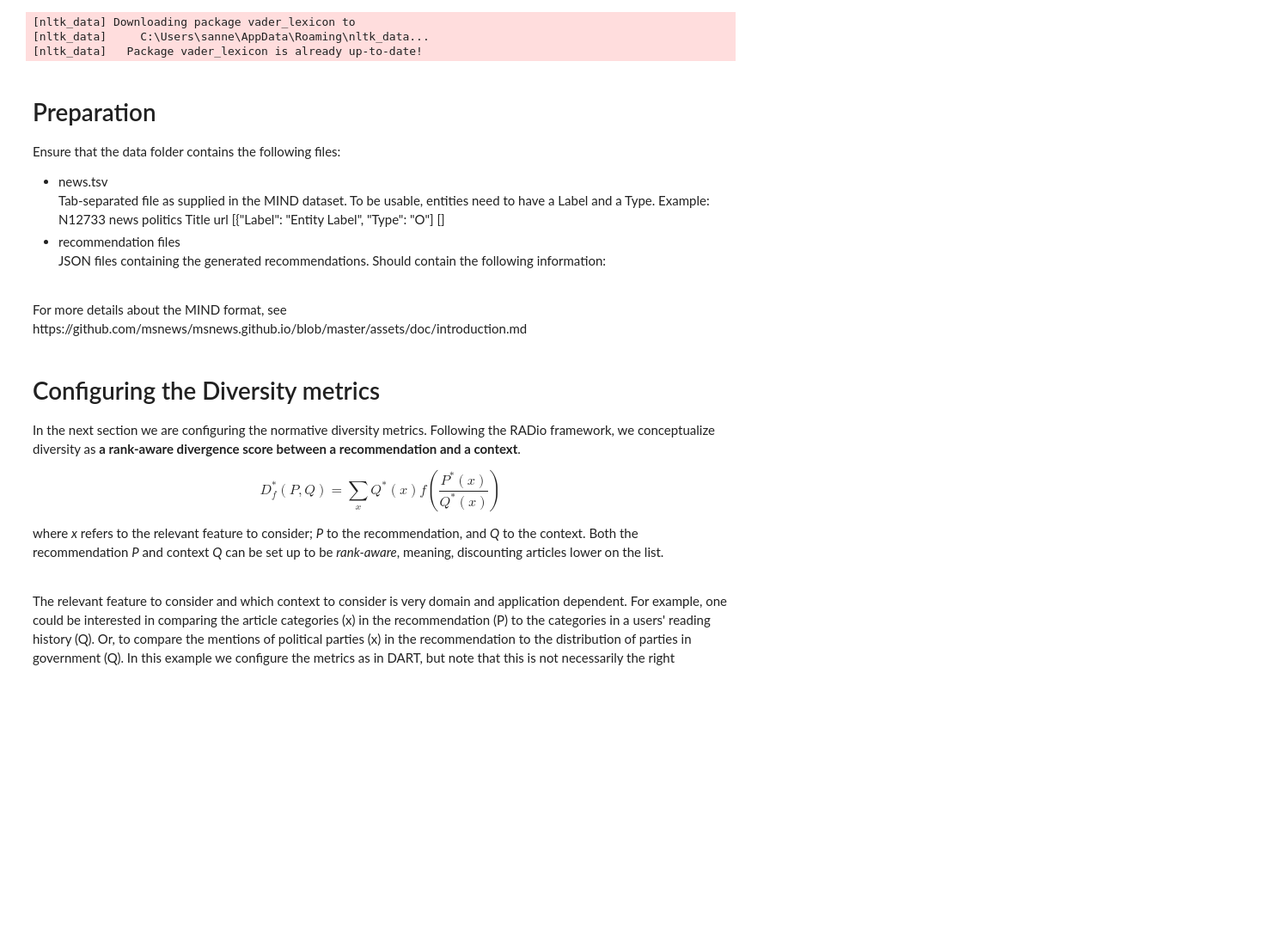
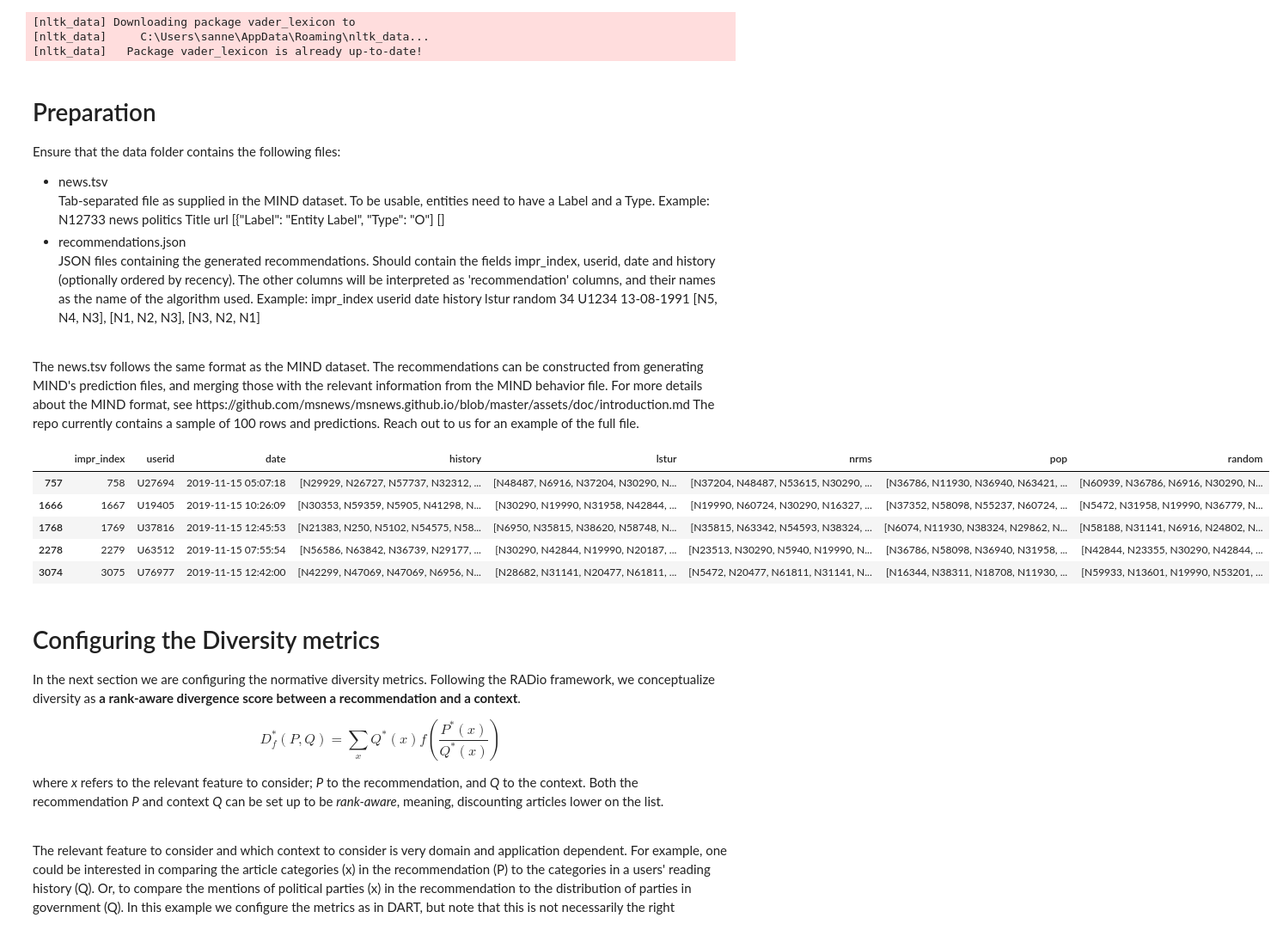
Before and after one commit to svrijenhoek/RADio-, a Jupyter notebook: diversity.ipynb, the cells around one changed output. Shown at 86% size. Drawn from its saved outputs; the diff is of its cells as text; code cells hidden in the pictures; blank space fills up the shorter version.

Commit message:
documentation and recommendations sample

```diff
--- a/diversity.ipynb
+++ b/diversity.ipynb
@@ -16,13 +16,15 @@ Ensure that the data folder contains the following files:
 - news.tsv <br>
     Tab-separated file as supplied in the MIND dataset. To be usable, entities need to have a Label and a Type. Example: <br>
     N12733	news	politics	Title		url	[{"Label": "Entity Label", "Type": "O"]	[] <br>
-- recommendation files <br>
-    JSON files containing the generated recommendations. Should contain the following information:
+- recommendations.json  <br>
+    JSON files containing the generated recommendations. Should contain the fields impr_index, userid, date and history (optionally ordered by recency). The other columns will be interpreted as 'recommendation' columns, and their names as the name of the algorithm used. Example:
+     impr_index userid  date        history         lstur           random
+     34         U1234   13-08-1991  [N5, N4, N3],   [N1, N2, N3],   [N3, N2, N1]
 <br>
-For more details about the MIND format, see https://github.com/msnews/msnews.github.io/blob/master/assets/doc/introduction.md
+The news.tsv follows the same format as the MIND dataset. The recommendations can be constructed from generating MIND's prediction files, and merging those with the relevant information from the MIND behavior file. For more details about the MIND format, see https://github.com/msnews/msnews.github.io/blob/master/assets/doc/introduction.md The repo currently contains a sample of 100 rows and predictions. Reach out to us for an example of the full file.
 # %%
 # the number of unique users that will be sampled for analysis. Set to 0 if no sampling should take place.
-sample_size =1000
+sample_size = 0
 # Length of the recommendation that should be considered
 recommendation_length = 10
 
@@ -33,8 +35,15 @@ data_folder = 'data'
 articles = process_articles(data_folder + '/news.tsv')
 articles.head()
 # %%
-algorithms, predictions = process_recommendations(data_folder + '/recommendations.json', sample_size)
+algorithms, predictions = process_recommendations(data_folder + '/recommendations_sample.json', sample_size)
 predictions.head()
+# %% [output]
+|  | impr_index | userid | date | history | lstur | nrms | pop | random |
+| 757 | 758 | U27694 | 2019-11-15 05:07:18 | [N29929, N26727, N57737, N32312, ... | [N48487, N6916, N37204, N30290, N... | [N37204, N48487, N53615, N30290, ... | [N36786, N11930, N36940, N63421, ... | [N60939, N36786, N6916, N30290, N... |
+| 1666 | 1667 | U19405 | 2019-11-15 10:26:09 | [N30353, N59359, N5905, N41298, N... | [N30290, N19990, N31958, N42844, ... | [N19990, N60724, N30290, N16327, ... | [N37352, N58098, N55237, N60724, ... | [N5472, N31958, N19990, N36779, N... |
+| 1768 | 1769 | U37816 | 2019-11-15 12:45:53 | [N21383, N250, N5102, N54575, N58... | [N6950, N35815, N38620, N58748, N... | [N35815, N63342, N54593, N38324, ... | [N6074, N11930, N38324, N29862, N... | [N58188, N31141, N6916, N24802, N... |
+| 2278 | 2279 | U63512 | 2019-11-15 07:55:54 | [N56586, N63842, N36739, N29177, ... | [N30290, N42844, N19990, N20187, ... | [N23513, N30290, N5940, N19990, N... | [N36786, N58098, N36940, N31958, ... | [N42844, N23355, N30290, N42844, ... |
+| 3074 | 3075 | U76977 | 2019-11-15 12:42:00 | [N42299, N47069, N47069, N6956, N... | [N28682, N31141, N20477, N61811, ... | [N5472, N20477, N61811, N31141, N... | [N16344, N38311, N18708, N11930, ... | [N59933, N13601, N19990, N53201, ... |
 # %% [markdown]
 # Configuring the Diversity metrics
 
```
Also changed, not shown: 1 other file.
